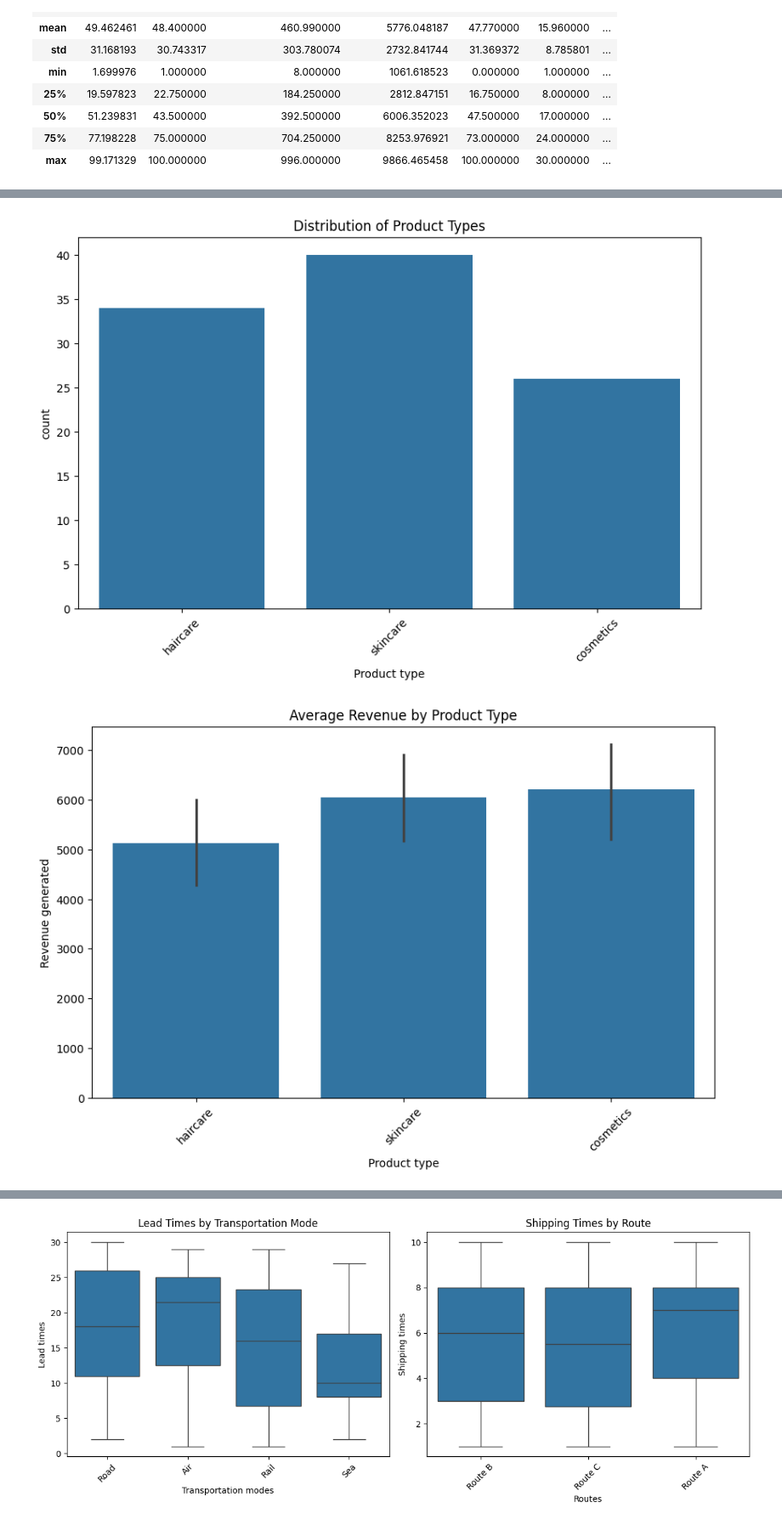
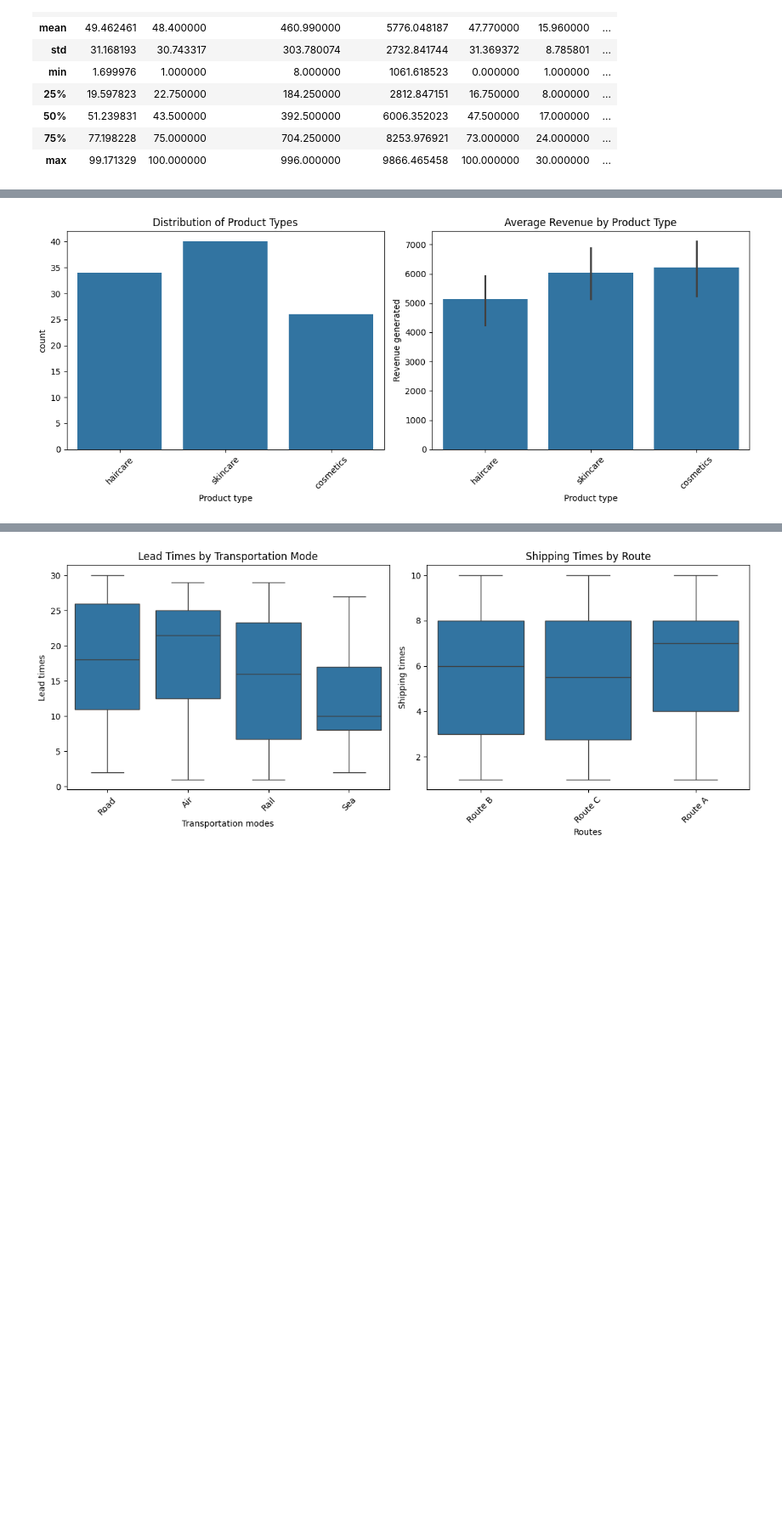
Before and after one commit to Jegsaran/PersonalCare_SupplyChain, a Jupyter notebook: PersonalCare_SupplyChain.ipynb, the cells around one changed output, grey strips where cells are left out. Shown at 85% size. Saved outputs shown, nothing was run; the diff lists cells and outputs as text; code cells hidden in the pictures; blank space fills up the shorter version.

```diff
--- a/PersonalCare_SupplyChain.ipynb
+++ b/PersonalCare_SupplyChain.ipynb
@@ -75,21 +85,25 @@ Routes                      object
 Costs                      float64
 dtype: object
 # %%
-# Product type distribution
-plt.figure(figsize=(10, 6))
+# Create a single figure with two subplots
+plt.figure(figsize=(12, 5))
+
+# First subplot - Product type distribution
+plt.subplot(1, 2, 1)  # 1 row, 2 columns, first subplot
 sns.countplot(data=df, x='Product type')
 plt.title('Distribution of Product Types')
 plt.xticks(rotation=45)
-plt.show()
 
-# Average revenue by product type
-plt.figure(figsize=(10, 6))
+# Second subplot - Average revenue by product type
+plt.subplot(1, 2, 2)  # 1 row, 2 columns, second subplot
 sns.barplot(data=df, x='Product type', y='Revenue generated')
 plt.title('Average Revenue by Product Type')
 plt.xticks(rotation=45)
+
+# Adjust layout to prevent overlap
+plt.tight_layout()
 plt.show()
 # %% [output]
-[figure, old version]
+[figure, new version]
-[figure, removed]
 # %%
 # Correlation between price and number of products sold
```
Also changed, not shown: parts of 12 cells of this notebook.
